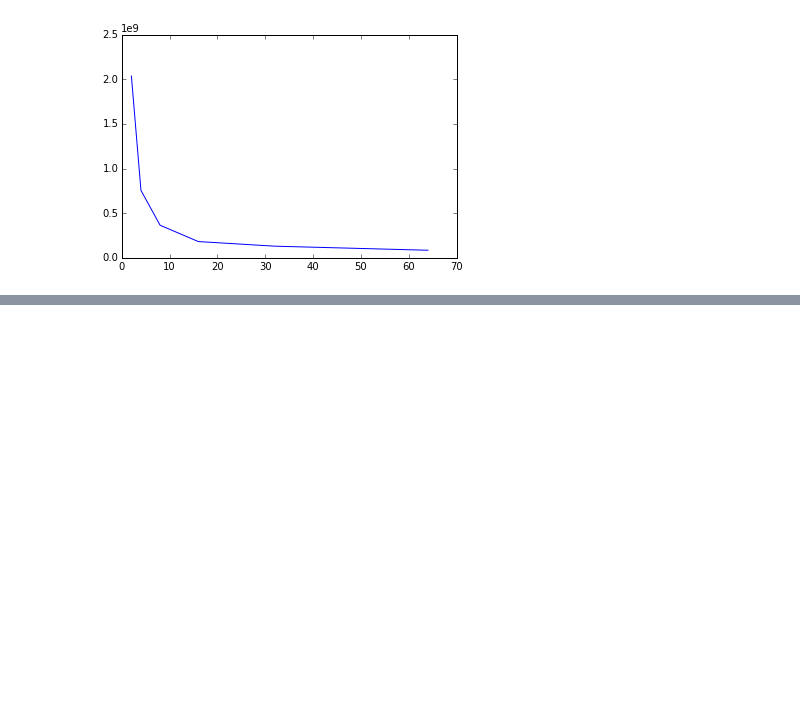
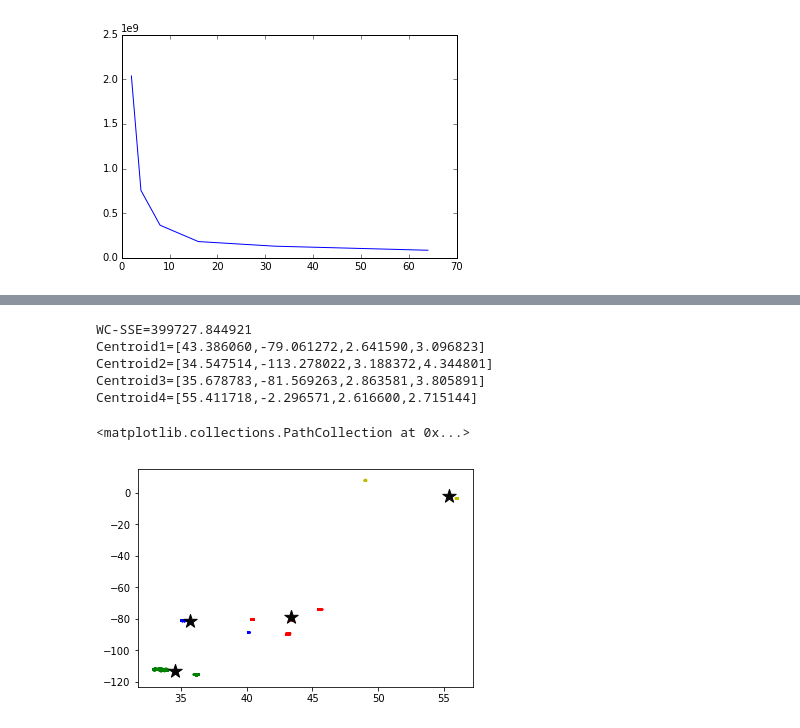
Before and after one commit to doudoujay/cs373, a Jupyter notebook: ma438-hw2/ma438-hw2.ipynb, the cells around one changed output, grey strips where cells are left out. Drawn from its saved outputs; the diff is of its cells as text; code cells hidden in the pictures; blank space fills up the shorter version.

```diff
--- a/ma438-hw2/ma438-hw2.ipynb
+++ b/ma438-hw2/ma438-hw2.ipynb
@@ -64,0 +123,23 @@ np.log()
+# %%
+# repeat b)
+k = 4
+clustering.logMain('yelp.csv', k, 'km')
+# %% [output]
+WC-SSE=399727.844921
+Centroid1=[43.386060,-79.061272,2.641590,3.096823]
+Centroid2=[34.547514,-113.278022,3.188372,4.344801]
+Centroid3=[35.678783,-81.569263,2.863581,3.805891]
+Centroid4=[55.411718,-2.296571,2.616600,2.715144]
+# %%
+# 1) latitude vs. longitude
+colors = ['r', 'g', 'b', 'y', 'c', 'm']
+fig, ax = plt.subplots()
+for i in range(k):
+        points = np.take(clustering.X,clustering.globalCs[i].data, axis=0)
+        ax.scatter(points[:, 0] , points[:, 1], s=1, c=colors[i])
+
+C = np.array([c.center for c in clustering.globalCs])
+ax.scatter(C[:, 0], C[:, 1], marker='*', s=200, c='#050505')
+# %% [output]
+<matplotlib.collections.PathCollection at 0x...>
+[figure, added]
```
Also changed, not shown: parts of 29 cells of this notebook, 4 other files.
